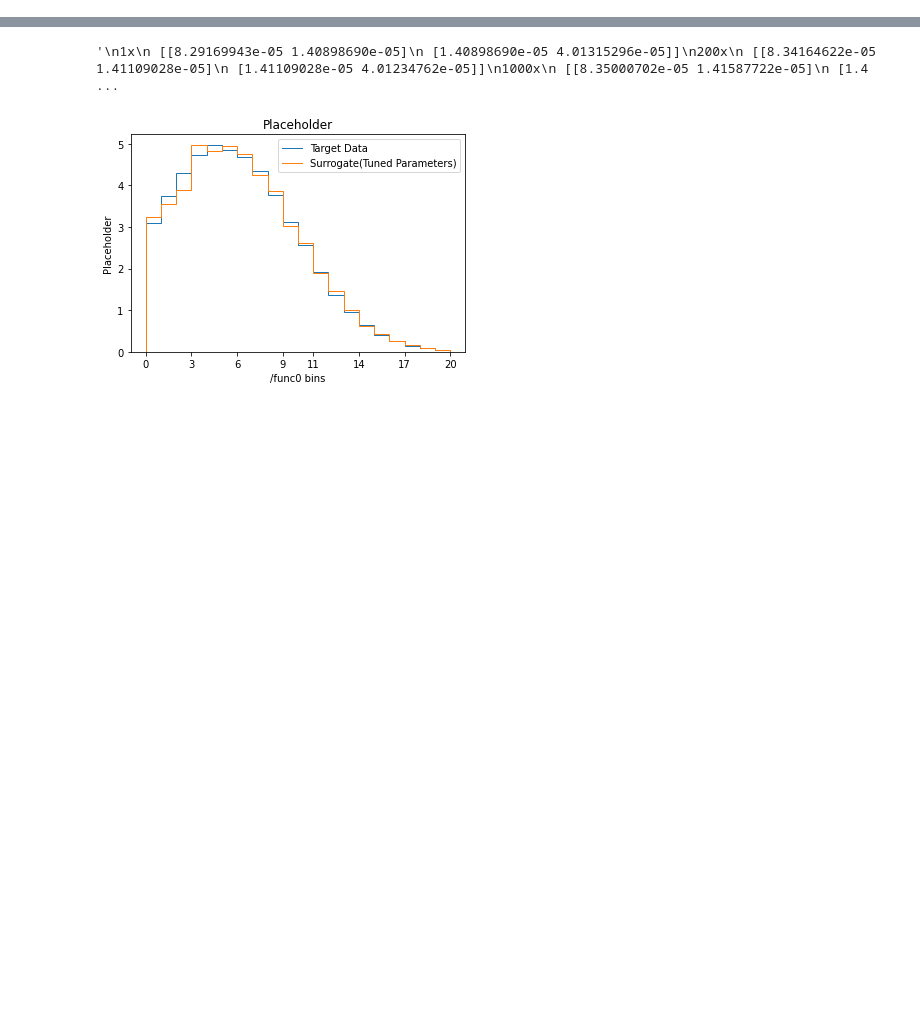
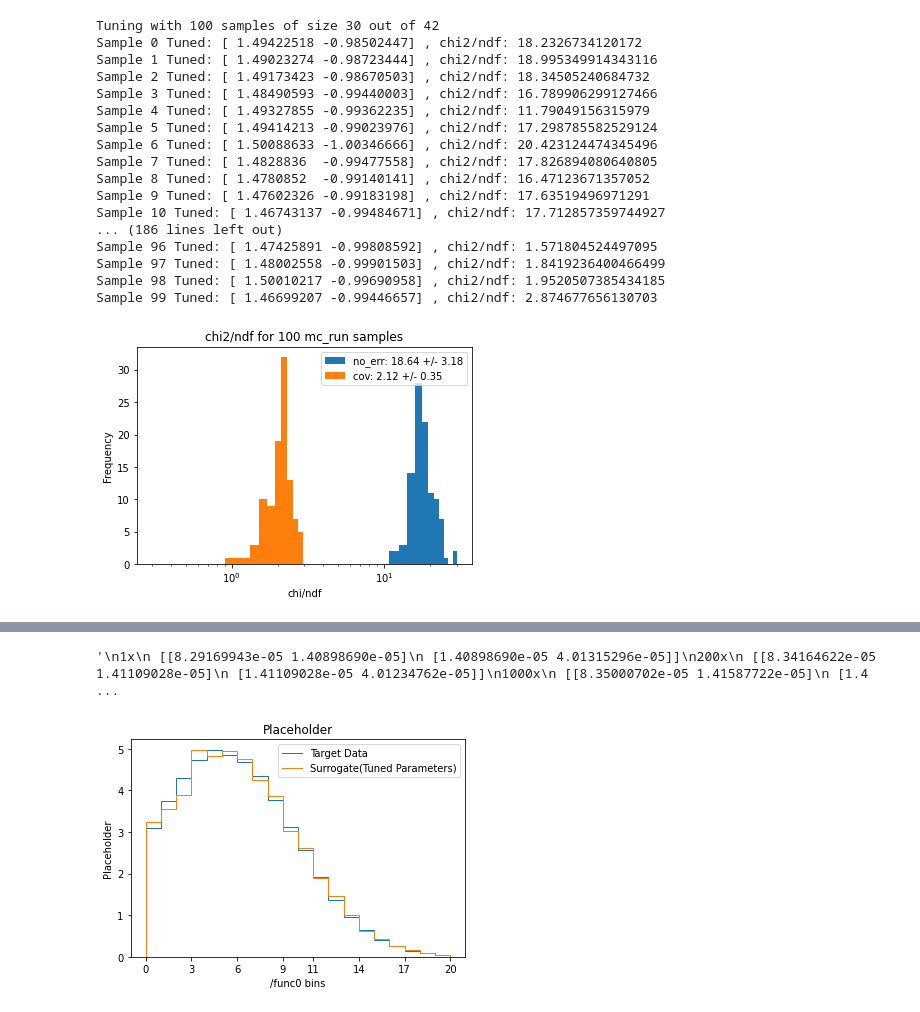
Before and after one commit to Jeffae-Schroff/apprentice-jax, a Jupyter notebook: paramtune_test.ipynb, the cells around one changed output, grey strips where cells are left out. Saved outputs shown, nothing was run; the diff lists cells and outputs as text; code cells hidden in the pictures; blank space fills up the shorter version.

```diff
--- a/paramtune_test.ipynb
+++ b/paramtune_test.ipynb
@@ -22,0 +23,26 @@ Covariance of Tuned Parameters:  [[8.99987272e-05 1.52852044e-05]
+# %%
+import matplotlib.pyplot as plt
+cycle_colors = plt.rcParams['axes.prop_cycle'].by_key()['color']
+dummy_tune.graph_chi2_sample('dummy_data/inputdata.h5', num_samples=100, sample_prop = 0.71, color = cycle_colors[0],
+                            save_file = 'dummy_data/chi2results_no_err.json')
+dummy_tune_cov.graph_chi2_sample('dummy_data/inputdata.h5', num_samples=100, sample_prop = 0.71, color = cycle_colors[1],
+                            save_file = 'dummy_data/chi2results_cov.json', new_figure = False, save_figure = "dummy_data/chi2_graph.pdf")
+# %% [output]
+Tuning with 100 samples of size 30 out of 42
+Sample 0 Tuned: [ 1.49422518 -0.98502447] , chi2/ndf: 18.2326734120172
+Sample 1 Tuned: [ 1.49023274 -0.98723444] , chi2/ndf: 18.995349914343116
+Sample 2 Tuned: [ 1.49173423 -0.98670503] , chi2/ndf: 18.34505240684732
+Sample 3 Tuned: [ 1.48490593 -0.99440003] , chi2/ndf: 16.789906299127466
+Sample 4 Tuned: [ 1.49327855 -0.99362235] , chi2/ndf: 11.79049156315979
+Sample 5 Tuned: [ 1.49414213 -0.99023976] , chi2/ndf: 17.298785582529124
+Sample 6 Tuned: [ 1.50088633 -1.00346666] , chi2/ndf: 20.423124474345496
+Sample 7 Tuned: [ 1.4828836  -0.99477558] , chi2/ndf: 17.826894080640805
+Sample 8 Tuned: [ 1.4780852  -0.99140141] , chi2/ndf: 16.47123671357052
+Sample 9 Tuned: [ 1.47602326 -0.99183198] , chi2/ndf: 17.63519496971291
+Sample 10 Tuned: [ 1.46743137 -0.99484671] , chi2/ndf: 17.712857359744927
+... (186 lines left out)
+Sample 96 Tuned: [ 1.47425891 -0.99808592] , chi2/ndf: 1.571804524497095
+Sample 97 Tuned: [ 1.48002558 -0.99901503] , chi2/ndf: 1.8419236400466499
+Sample 98 Tuned: [ 1.50010217 -0.99690958] , chi2/ndf: 1.9520507385434185
+Sample 99 Tuned: [ 1.46699207 -0.99446657] , chi2/ndf: 2.874677656130703
+[figure, added]
```
Also changed, not shown: parts of 4 cells of this notebook, 9 other files.
